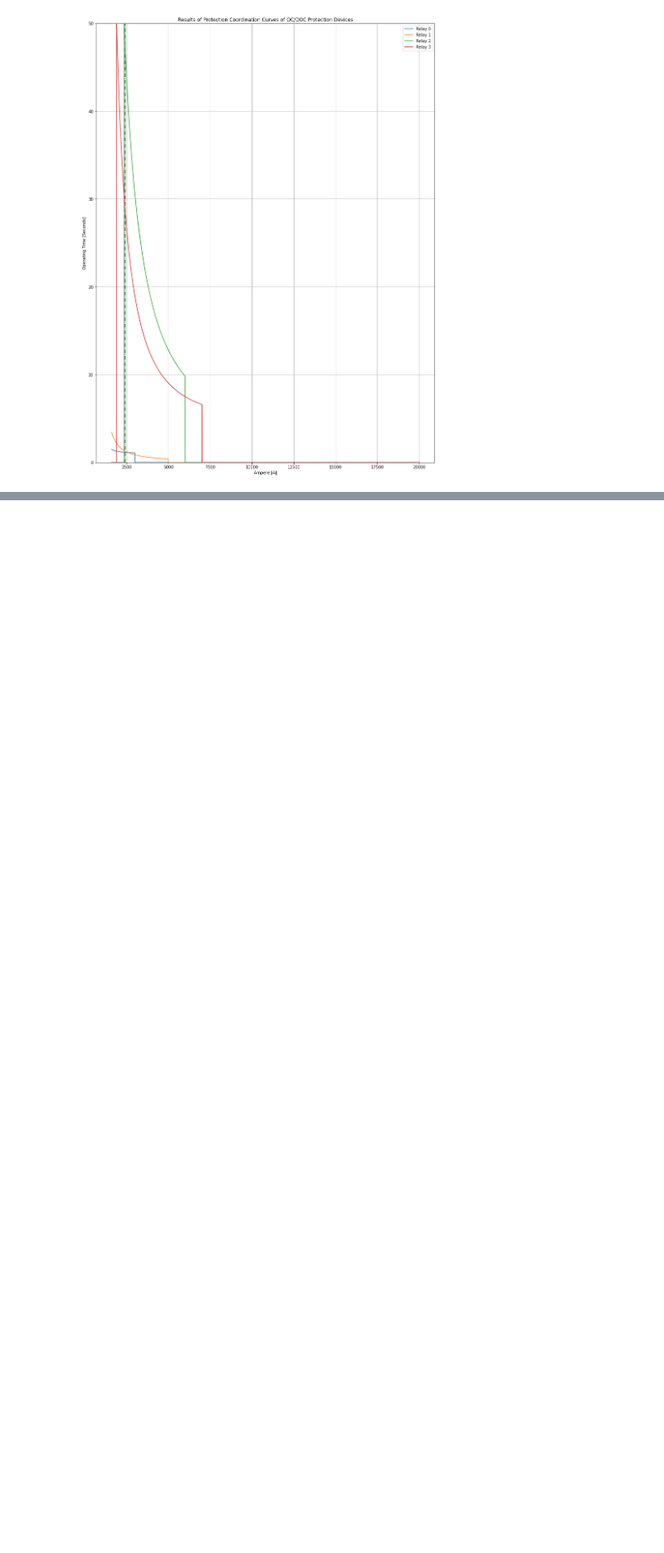
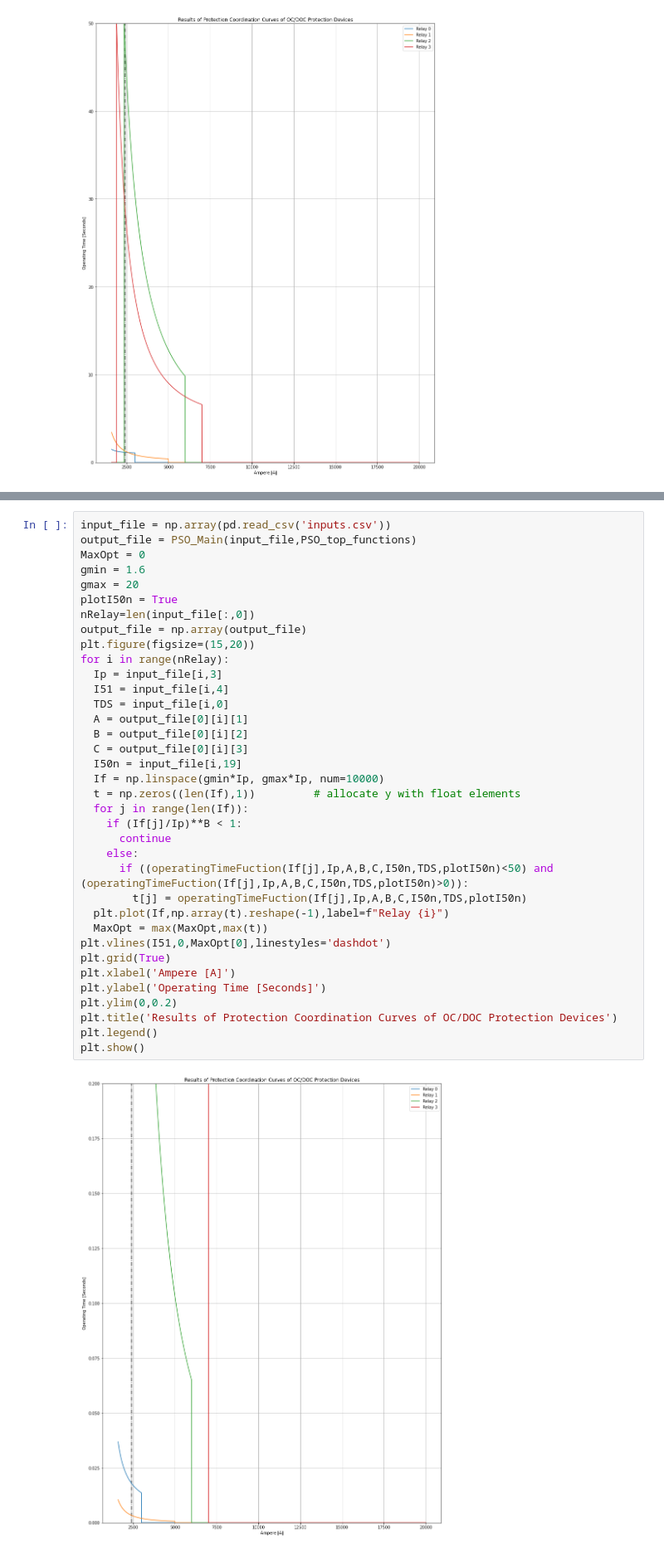
Before and after one commit to a11to1n3/OCPCO, a Jupyter notebook: OCPCO.ipynb, the cells around one changed output, grey strips where cells are left out. Shown: that part at 83% size. Drawn from its saved outputs; the diff is of its cells as text; blank space fills up the shorter version.

```diff
--- a/OCPCO.ipynb
+++ b/OCPCO.ipynb
@@ -134,0 +138,38 @@ plt.show()
+# %%
+input_file = np.array(pd.read_csv('inputs.csv'))
+output_file = PSO_Main(input_file,PSO_top_functions)
+MaxOpt = 0
+gmin = 1.6
+gmax = 20
+plotI50n = True
+nRelay=len(input_file[:,0])
+output_file = np.array(output_file)
+plt.figure(figsize=(15,20))
+for i in range(nRelay):
+  Ip = input_file[i,3]
+  I51 = input_file[i,4]
+  TDS = input_file[i,0]
+  A = output_file[0][i][1]
+  B = output_file[0][i][2]
+  C = output_file[0][i][3]
+  I50n = input_file[i,19]
+  If = np.linspace(gmin*Ip, gmax*Ip, num=10000)
+  t = np.zeros((len(If),1))         # allocate y with float elements
+  for j in range(len(If)):
+    if (If[j]/Ip)**B < 1:
+      continue
+    else:
+      if ((operatingTimeFuction(If[j],Ip,A,B,C,I50n,TDS,plotI50n)<50) and (operatingTimeFuction(If[j],Ip,A,B,C,I50n,TDS,plotI50n)>0)):
+        t[j] = operatingTimeFuction(If[j],Ip,A,B,C,I50n,TDS,plotI50n)
+  plt.plot(If,np.array(t).reshape(-1),label=f"Relay {i}")
+  MaxOpt = max(MaxOpt,max(t))
+plt.vlines(I51,0,MaxOpt[0],linestyles='dashdot')
+plt.grid(True)
+plt.xlabel('Ampere [A]')
+plt.ylabel('Operating Time [Seconds]')
+plt.ylim(0,0.2)
+plt.title('Results of Protection Coordination Curves of OC/DOC Protection Devices')
+plt.legend()
+plt.show()
+# %% [output]
+[figure, added]
```
Also changed, not shown: parts of 2 cells of this notebook, 1 other file.
